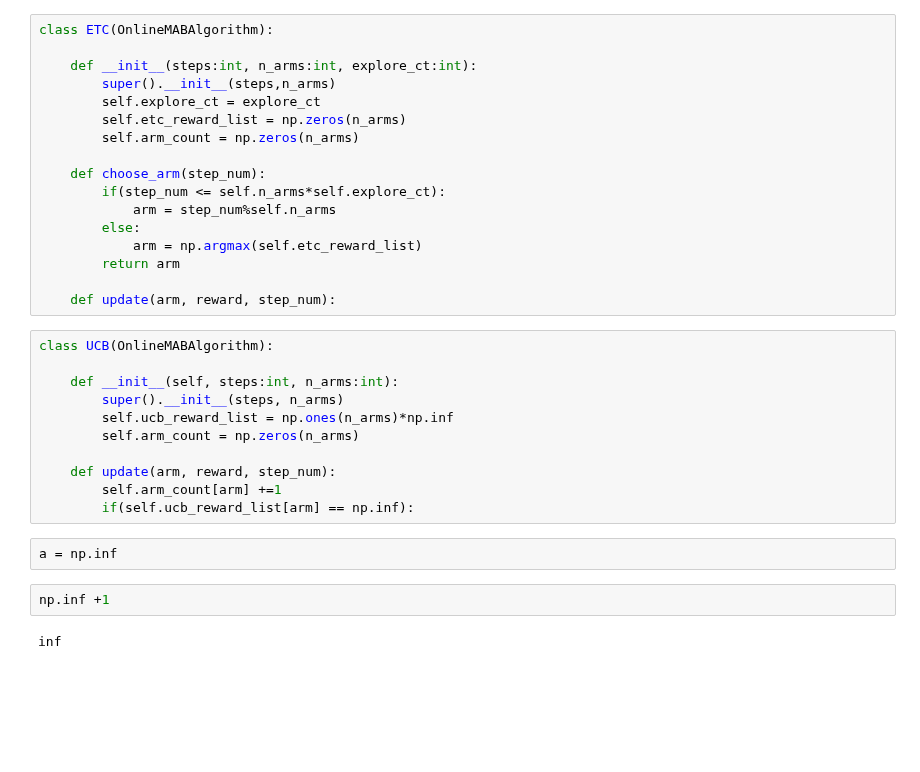
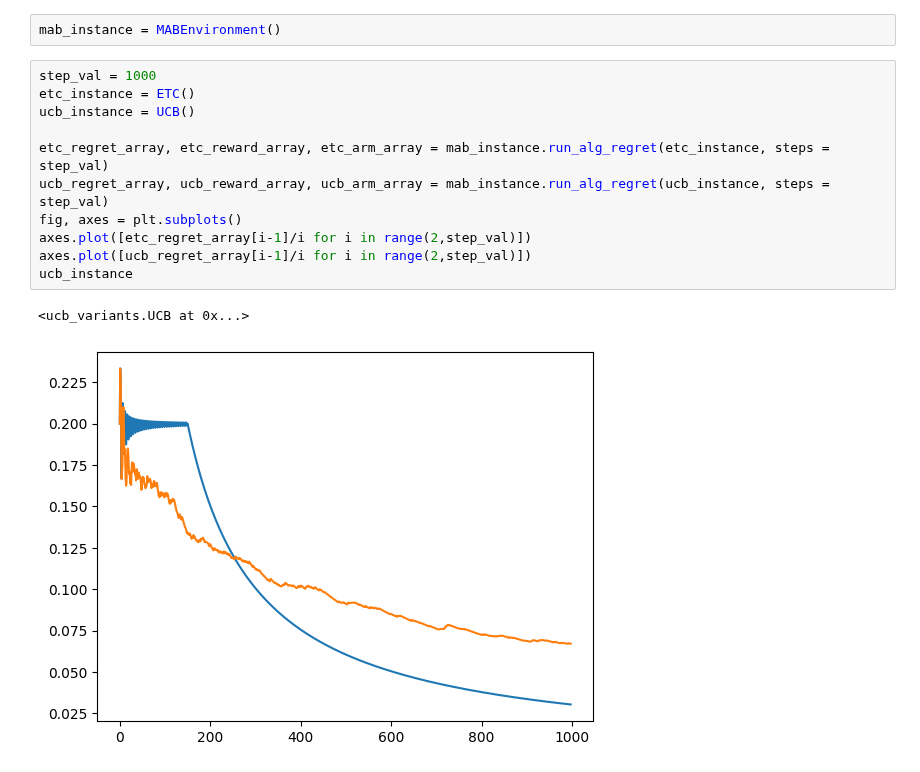
Before and after one commit to Chinmaya-Kausik/bandit-playground, a Jupyter notebook: MAB stuff.ipynb, the cells around one changed output. Drawn from its saved outputs; the diff is of its cells as text; blank space fills up the shorter version.

```diff
--- a/MAB stuff.ipynb
+++ b/MAB stuff.ipynb
@@ -56,34 +7,16 @@ class OnlineMABAlgorithm:
-# %%
-class ETC(OnlineMABAlgorithm):
-
-    def __init__(steps:int, n_arms:int, explore_ct:int):
-        super().__init__(steps,n_arms)
-        self.explore_ct = explore_ct
-        self.etc_reward_list = np.zeros(n_arms)
-        self.arm_count = np.zeros(n_arms)
-
-    def choose_arm(step_num):
-        if(step_num <= self.n_arms*self.explore_ct):
-            arm = step_num%self.n_arms
-        else:
-            arm = np.argmax(self.etc_reward_list)
-        return arm
-
-    def update(arm, reward, step_num):
-# %%
-class UCB(OnlineMABAlgorithm):
-
-    def __init__(self, steps:int, n_arms:int):
-        super().__init__(steps, n_arms)
-        self.ucb_reward_list = np.ones(n_arms)*np.inf
-        self.arm_count = np.zeros(n_arms)
-
-    def update(arm, reward, step_num):
-        self.arm_count[arm] +=1
-        if(self.ucb_reward_list[arm] == np.inf):
-# %%
-a = np.inf
-# %%
-np.inf +1
-# %% [output]
-inf
+# %%
+mab_instance = MABEnvironment()
+# %%
+step_val = 1000
+etc_instance = ETC()
+ucb_instance = UCB()
+
+etc_regret_array, etc_reward_array, etc_arm_array = mab_instance.run_alg_regret(etc_instance, steps = step_val)
+ucb_regret_array, ucb_reward_array, ucb_arm_array = mab_instance.run_alg_regret(ucb_instance, steps = step_val)
+fig, axes = plt.subplots()
+axes.plot([etc_regret_array[i-1]/i for i in range(2,step_val)])
+axes.plot([ucb_regret_array[i-1]/i for i in range(2,step_val)])
+ucb_instance
+# %% [output]
+<ucb_variants.UCB at 0x...>
+[figure, added]
```
Also changed, not shown: parts of 5 cells of this notebook, 3 other files.
